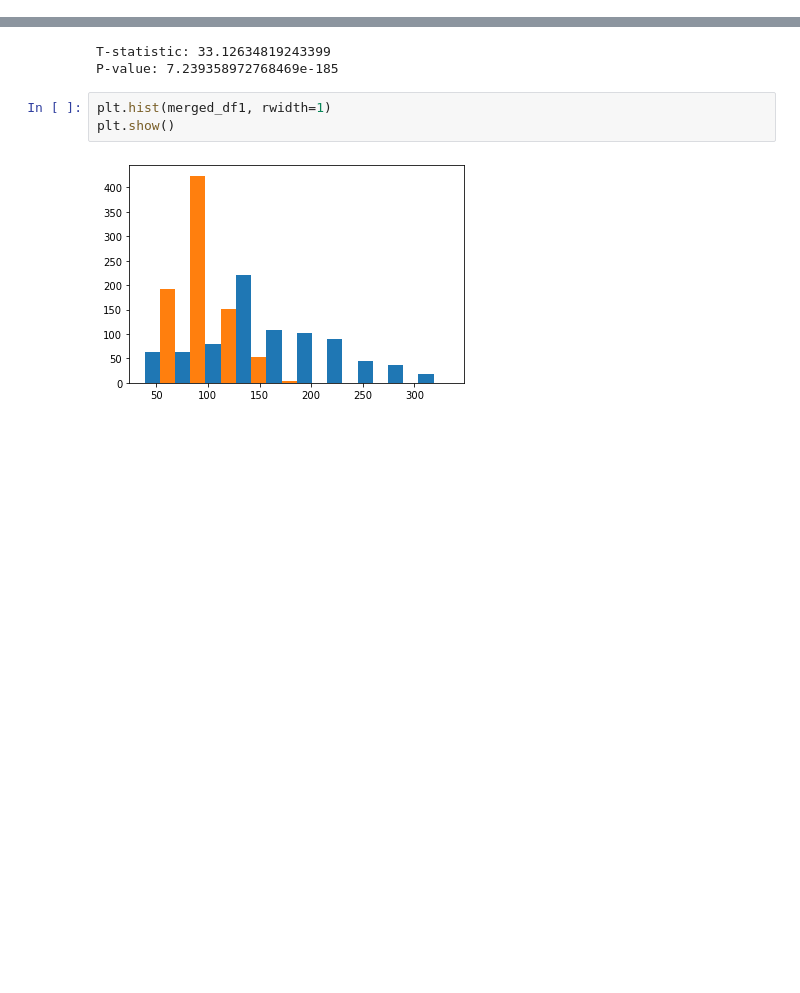
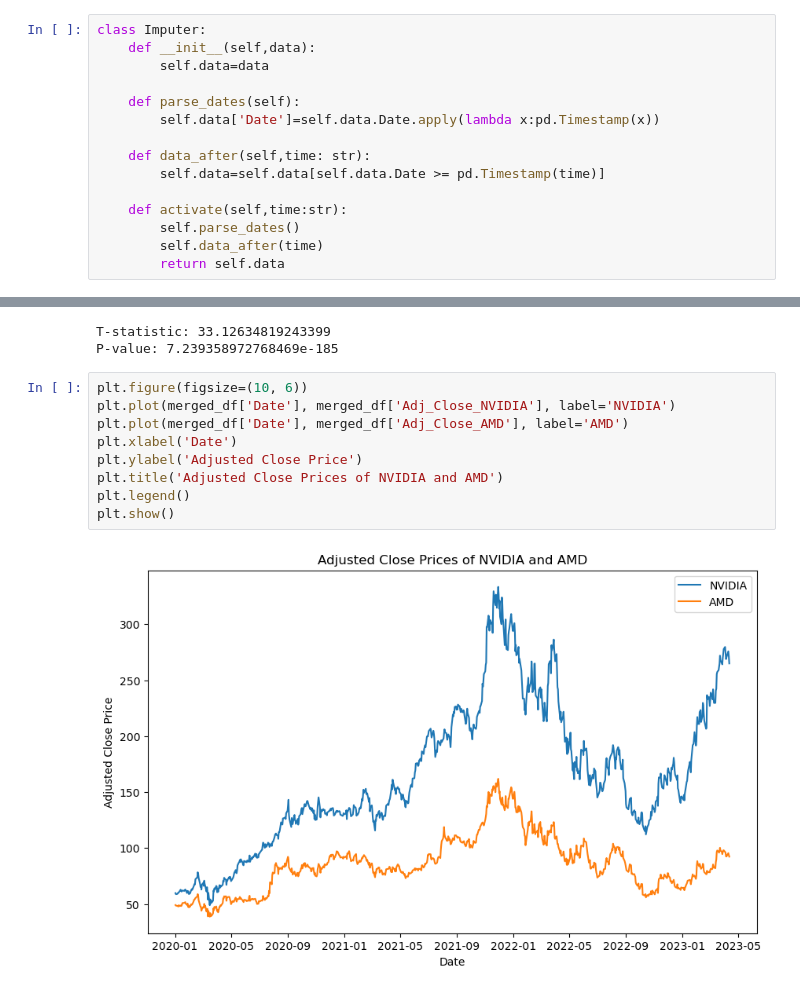
Before and after one commit to FilipeSCampos/T-Test-Student, a Jupyter notebook: Teste T.ipynb, the cells around one changed output, grey strips where cells are left out. Cells and saved outputs as stored; diff of their text form; blank space fills up the shorter version.

```diff
--- a/Teste T.ipynb
+++ b/Teste T.ipynb
@@ -10,3 +10,18 @@ from scipy.stats import t
 # %%
 nvidia = pd.read_csv('NVIDIA (1999-2023).csv')
 amd = pd.read_csv('AMD (1980-2023).csv')
+# %%
+class Imputer:
+    def __init__(self,data):
+        self.data=data
+
+    def parse_dates(self):
+        self.data['Date']=self.data.Date.apply(lambda x:pd.Timestamp(x))
+
+    def data_after(self,time: str):
+        self.data=self.data[self.data.Date >= pd.Timestamp(time)]
+
+    def activate(self,time:str):
+        self.parse_dates()
+        self.data_after(time)
+        return self.data
@@ -84,8 +100,14 @@ print(f'P-value: {p}')
 T-statistic: 33.12634819243399
 P-value: 7.239358972768469e-185
 # %%
-plt.hist(merged_df1, rwidth=1)
+plt.figure(figsize=(10, 6))
+plt.plot(merged_df['Date'], merged_df['Adj_Close_NVIDIA'], label='NVIDIA')
+plt.plot(merged_df['Date'], merged_df['Adj_Close_AMD'], label='AMD')
+plt.xlabel('Date')
+plt.ylabel('Adjusted Close Price')
+plt.title('Adjusted Close Prices of NVIDIA and AMD')
+plt.legend()
 plt.show()
 # %% [output]
-[figure, old version]
+[figure, new version]
 # %%
```
Also changed, not shown: parts of 5 cells of this notebook.
